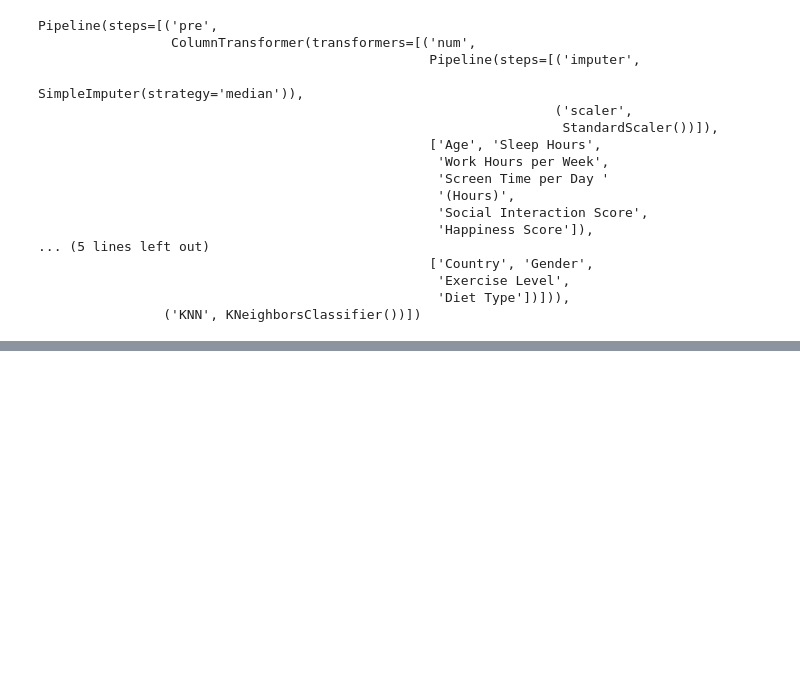
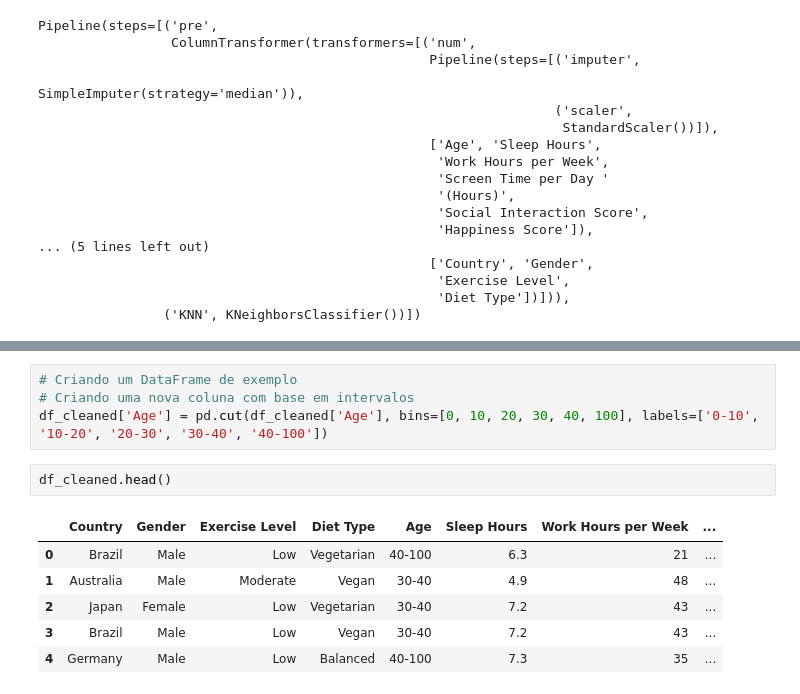
Before and after one commit to hugocfrias/MVP-Machine-Learning, a Jupyter notebook: MVP_Machine_Learning.ipynb, the cells around one changed output, grey strips where cells are left out. Saved outputs shown, nothing was run; the diff lists cells and outputs as text; blank space fills up the shorter version.

```diff
--- a/MVP_Machine_Learning.ipynb
+++ b/MVP_Machine_Learning.ipynb
@@ -689,0 +742,13 @@ pd.DataFrame(results).T
+# %%
+# Criando um DataFrame de exemplo
+# Criando uma nova coluna com base em intervalos
+df_cleaned['Age'] = pd.cut(df_cleaned['Age'], bins=[0, 10, 20, 30, 40, 100], labels=['0-10', '10-20', '20-30', '30-40', '40-100'])
+# %%
+df_cleaned.head()
+# %% [output]
+|  | Country | Gender | Exercise Level | Diet Type | Age | Sleep Hours | Work Hours per Week | ... |
+| 0 | Brazil | Male | Low | Vegetarian | 40-100 | 6.3 | 21 | ... |
+| 1 | Australia | Male | Moderate | Vegan | 30-40 | 4.9 | 48 | ... |
+| 2 | Japan | Female | Low | Vegetarian | 30-40 | 7.2 | 43 | ... |
+| 3 | Brazil | Male | Low | Vegan | 30-40 | 7.2 | 43 | ... |
+| 4 | Germany | Male | Low | Balanced | 40-100 | 7.3 | 35 | ... |
```
Also changed, not shown: parts of 8 cells of this notebook.
